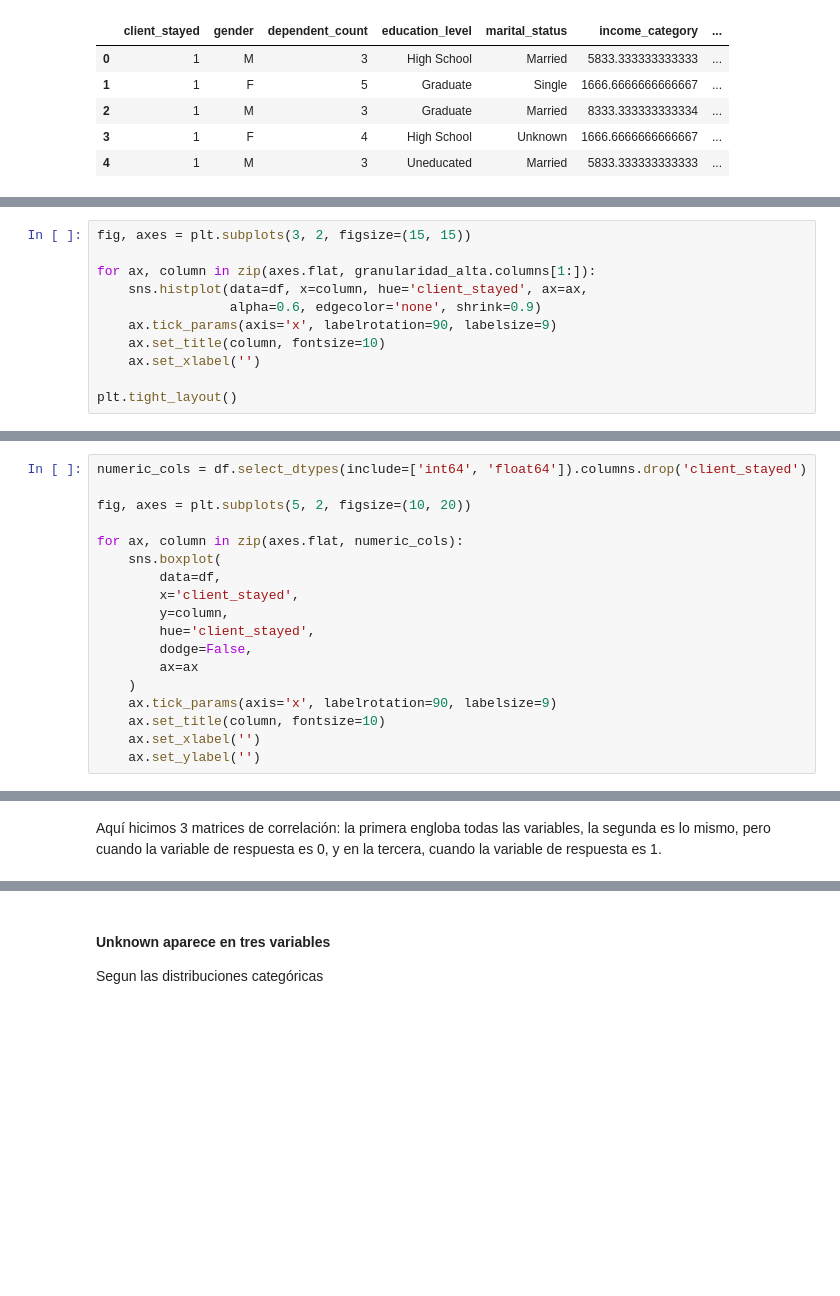
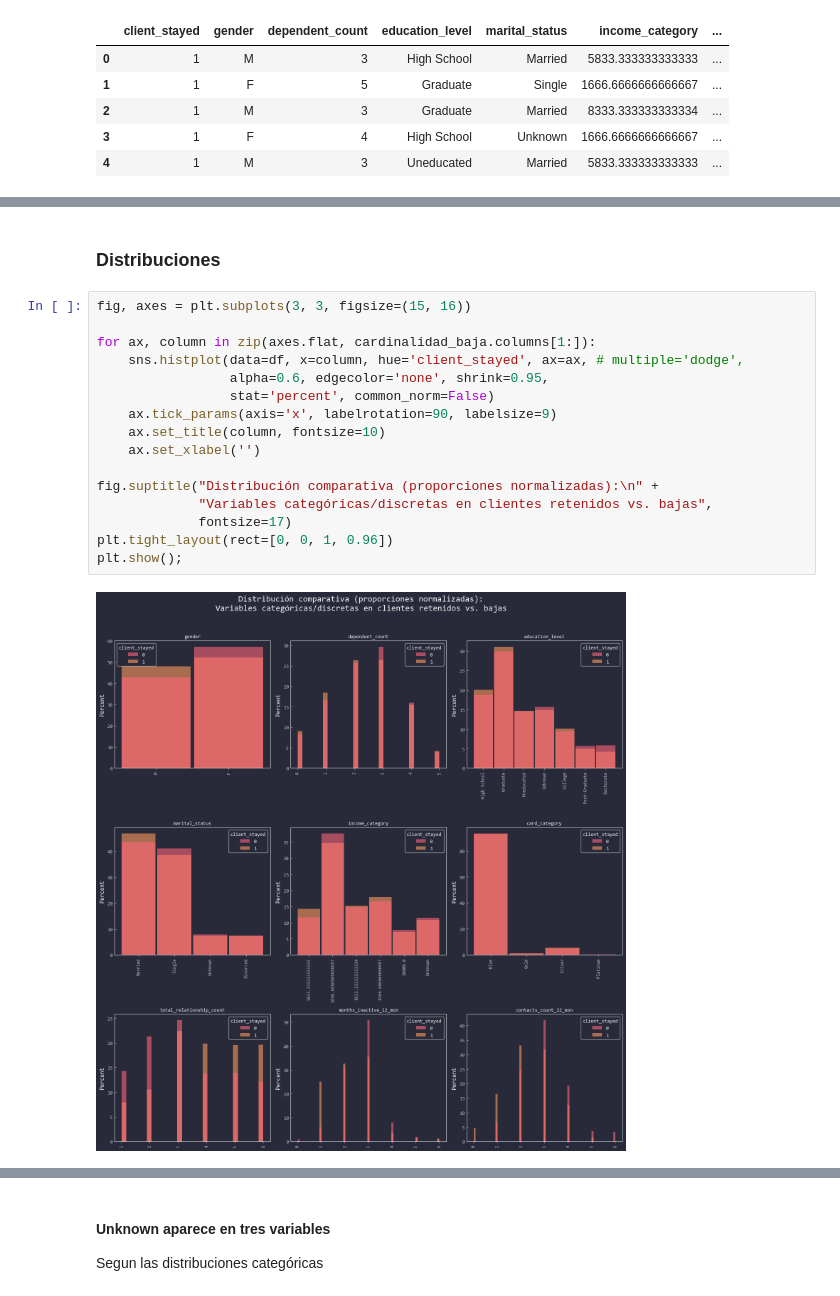
Before and after one commit to Toutl/Data-Processing-Laboratory, a Jupyter notebook: Examenes/III/Examen03.ipynb, the cells around one changed output, grey strips where cells are left out. Saved outputs shown, nothing was run; the diff lists cells and outputs as text; blank space fills up the shorter version.

```diff
--- a/Examenes/III/Examen03.ipynb
+++ b/Examenes/III/Examen03.ipynb
@@ -354,11 +239,0 @@ plt.tight_layout()
-# %%
-fig, axes = plt.subplots(3, 2, figsize=(15, 15))
-
-for ax, column in zip(axes.flat, granularidad_alta.columns[1:]):
-    sns.histplot(data=df, x=column, hue='client_stayed', ax=ax,
-                 alpha=0.6, edgecolor='none', shrink=0.9)
-    ax.tick_params(axis='x', labelrotation=90, labelsize=9)
-    ax.set_title(column, fontsize=10)
-    ax.set_xlabel('')
-
-plt.tight_layout()
@@ -385,18 +239,0 @@ Aqui vemos las distribuciones pero esta vez normalizadas a un area de 1
-# %%
-numeric_cols = df.select_dtypes(include=['int64', 'float64']).columns.drop('client_stayed')
-
-fig, axes = plt.subplots(5, 2, figsize=(10, 20))
-
-for ax, column in zip(axes.flat, numeric_cols):
-    sns.boxplot(
-        data=df,
-        x='client_stayed',
-        y=column,
-        hue='client_stayed',
-        dodge=False,
-        ax=ax
-    )
-    ax.tick_params(axis='x', labelrotation=90, labelsize=9)
-    ax.set_title(column, fontsize=10)
-    ax.set_xlabel('')
-    ax.set_ylabel('')
@@ -459,2 +240,20 @@ plt.show()
-# %% [markdown]
-Aquí hicimos 3 matrices de correlación: la primera engloba todas las variables, la segunda es lo mismo, pero cuando la variable de respuesta es 0, y en la tercera, cuando la variable de respuesta es 1.
+# %% [markdown]
+### Distribuciones
+# %%
+fig, axes = plt.subplots(3, 3, figsize=(15, 16))
+
+for ax, column in zip(axes.flat, cardinalidad_baja.columns[1:]):
+    sns.histplot(data=df, x=column, hue='client_stayed', ax=ax, # multiple='dodge',
+                 alpha=0.6, edgecolor='none', shrink=0.95,
+                 stat='percent', common_norm=False)
+    ax.tick_params(axis='x', labelrotation=90, labelsize=9)
+    ax.set_title(column, fontsize=10)
+    ax.set_xlabel('')
+
+fig.suptitle("Distribución comparativa (proporciones normalizadas):\n" +
+             "Variables categóricas/discretas en clientes retenidos vs. bajas",
+             fontsize=17)
+plt.tight_layout(rect=[0, 0, 1, 0.96])
+plt.show();
+# %% [output]
+[figure, added]
```
Also changed, not shown: parts of 45 cells of this notebook.
